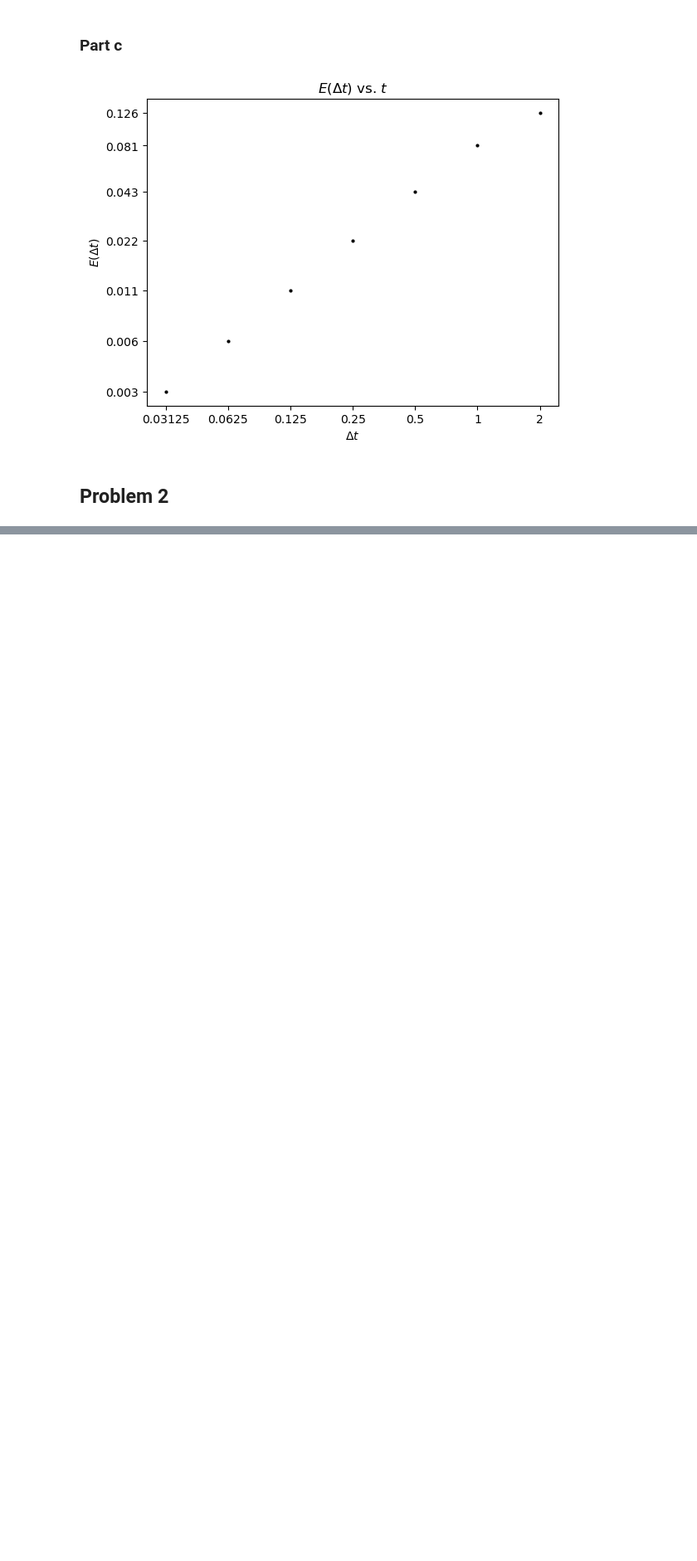
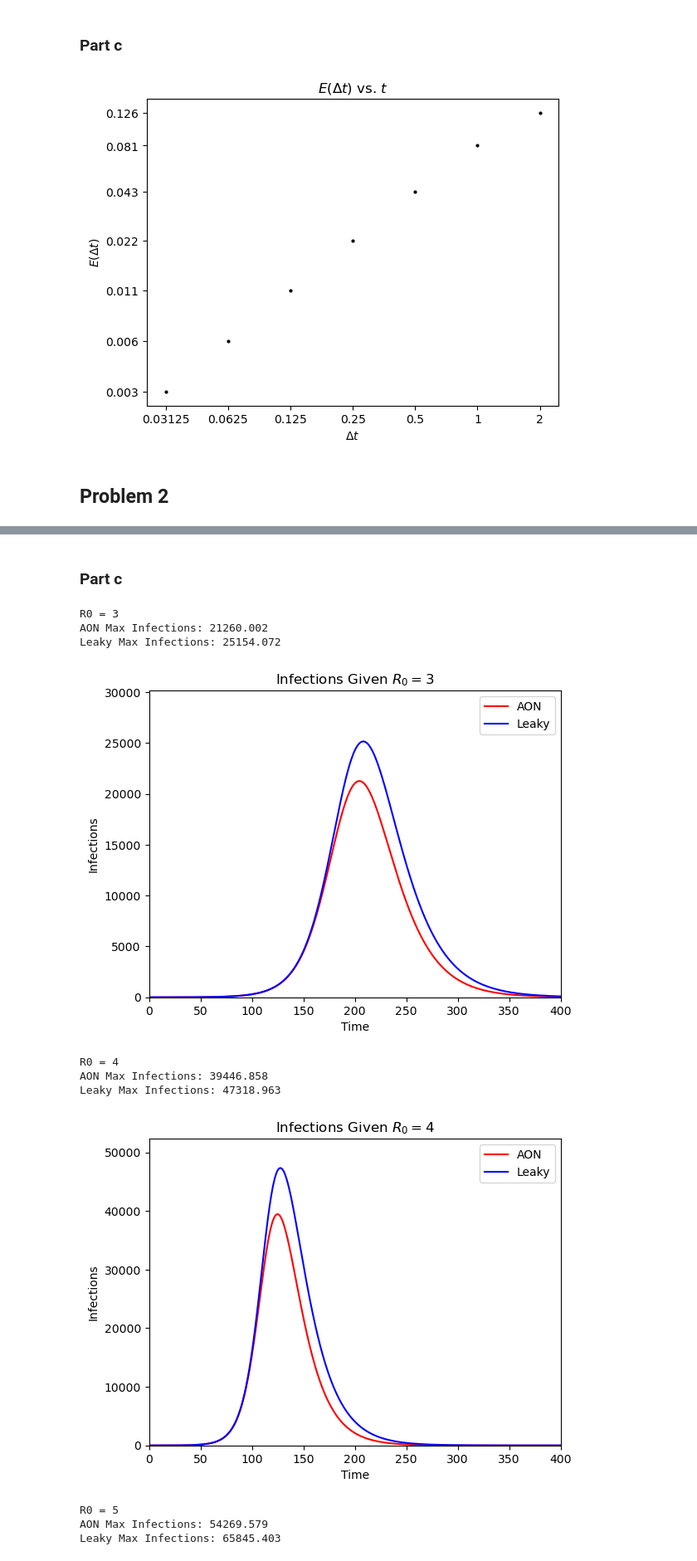
Before and after one commit to mbyers31/sp24-csci7000, a Jupyter notebook: homeworks/hw2.ipynb, the cells around one changed output, grey strips where cells are left out. Shown: that part at 83% size. Cells and saved outputs as stored; diff of their text form; code cells hidden in the pictures; blank space fills up the shorter version.

```diff
--- a/homeworks/hw2.ipynb
+++ b/homeworks/hw2.ipynb
@@ -287,10 +228,10 @@ def svir_leaky_solve(init_conditions, delta_t, max_time, beta, gamma, VE):
 
     while t[idx] < max_time:
         #create derivatives
-        s_update = s_dot(beta, i[idx])
-        v_update = v_dot(beta, i[idx], VE)
-        i_update = i_dot(beta, gamma, s[idx], v[idx], VE)
-        r_update = r_dot(gamma, i[idx])
+        s_update = s_dot_leaky(beta, i[idx])
+        v_update = v_dot_leaky(beta, i[idx], VE)
+        i_update = i_dot_leaky(beta, gamma, s[idx], v[idx], VE)
+        r_update = r_dot_leaky(gamma, i[idx])
 
         #update S, I, R
         s.append(update(t[idx], delta_t, s[idx], s_update))
@@ -369,8 +325,8 @@ def compute_error(x, y):
 for idx in range(len(R0s)):
     print(f'R0 = {R0s[idx]}')
     max_error = compute_error(i_aons[idx], i_leakys[idx])
-    total_infections_aon = r_aons[idx][-1] * N
-    total_infections_leaky = r_leakys[idx][-1] * N
+    total_infections_aon = r_aons[idx][-1]
+    total_infections_leaky = r_leakys[idx][-1]
 
     print(f'\tMaximum error: {max_error:.3f}')
     print(f'\tAON cumulative infections: {total_infections_aon:.3f}')
@@ -398 +354,43 @@ R0 = 5
 --------------------------------------------------
+# %% [markdown]
+### Part c
+# %%
+def plot(t, i_aon, i_leaky, N, R0, save=True):
+    #for plotting the AON model results against the leaky model results from above
+    I_aon = np.multiply(i_aon, N)
+    plt.plot(t, I_aon, color='red', label='AON')
+    I_leaky = np.multiply(i_leaky, N)
+    plt.plot(t, I_leaky, color='blue', label='Leaky')
+
+    plt.xlabel('Time')
+    plt.ylabel('Infections')
+
+    plt.xlim([t[0], t[-1]])
+    plt.ylim([0, np.max([np.max(I_aon), np.max(I_leaky)]) + 5000])
+
+    plt.title(rf'Infections Given $R_0 = {R0}$')
+    plt.legend(loc='best')
+
+    if save:
+        plt.savefig(f'infections_r0={R0}_AON_v_leaky.png', dpi=200, bbox_inches='tight')
+    plt.show()
+# %%
+#t will not change across the model
+for idx, R in enumerate(R0s):
+    print(f'R0 = {R}')
+    #comparing s_peak
+    print(f'AON Max Infections: {np.max(i_aons[idx]) * N:.3f}')
+    print(f'Leaky Max Infections: {np.max(i_leakys[idx]) * N:.3f}')
+    plot(t, i_aons[idx], i_leakys[idx], N, R, save=True)
+# %% [output]
+R0 = 3
+AON Max Infections: 21260.002
+Leaky Max Infections: 25154.072
+[figure, new version]
+R0 = 4
+AON Max Infections: 39446.858
+Leaky Max Infections: 47318.963
+[figure, new version]
+R0 = 5
+AON Max Infections: 54269.579
+Leaky Max Infections: 65845.403
```
Also changed, not shown: parts of 19 cells of this notebook.
